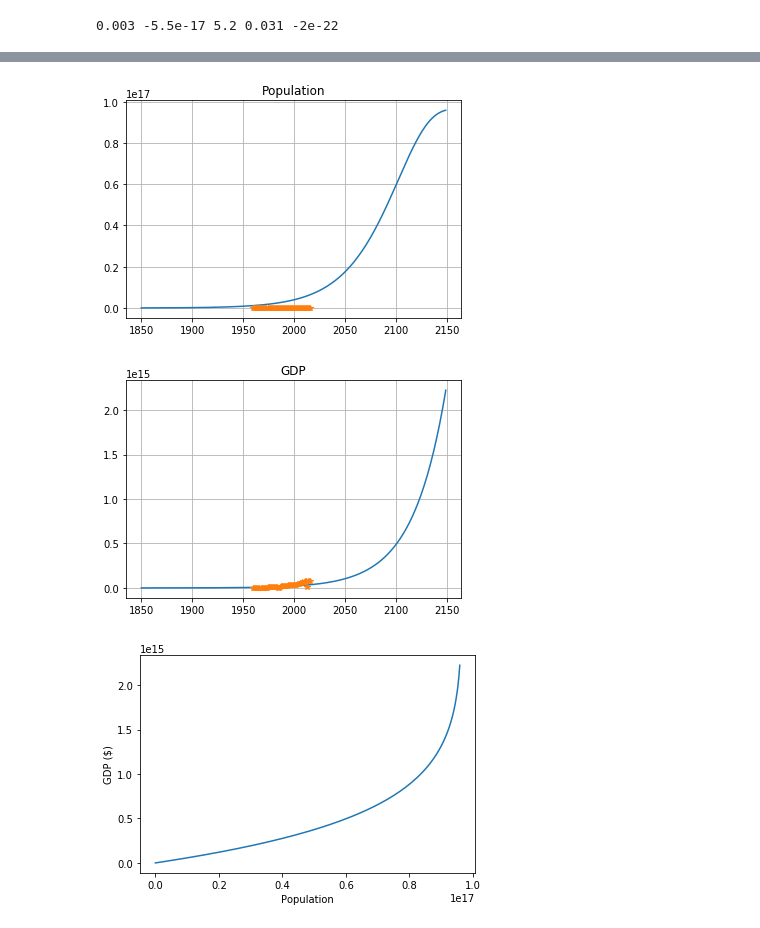
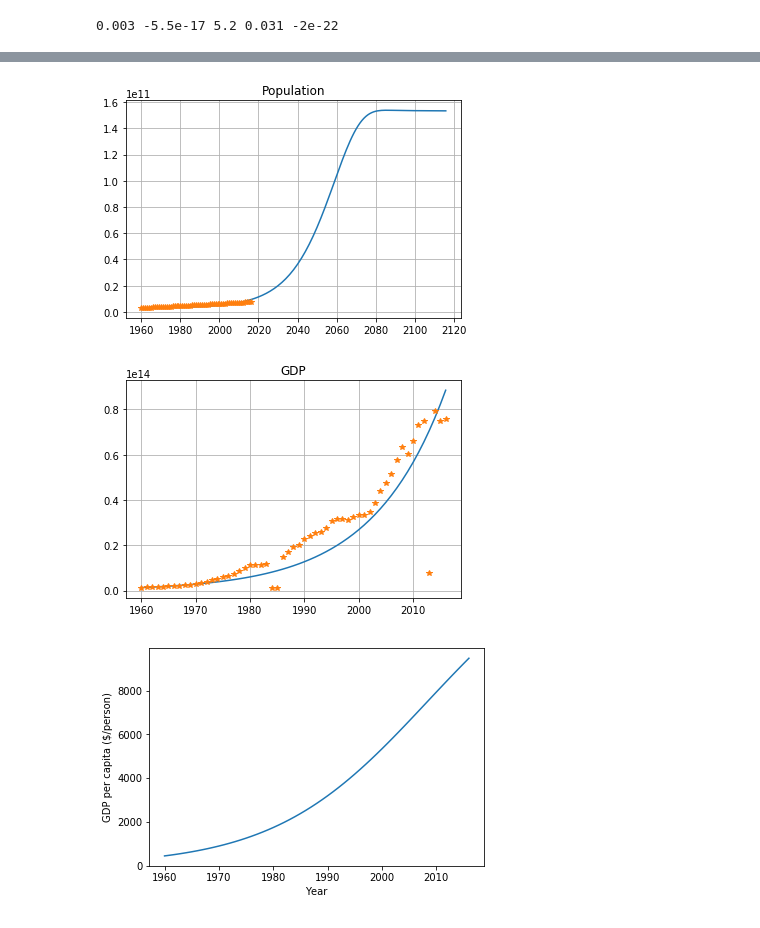
Before and after one commit to rfree18/math-modeling, a Jupyter notebook: final/Final.ipynb, the cells around one changed output, grey strips where cells are left out. Drawn from its saved outputs; the diff is of its cells as text; code cells hidden in the pictures.

```diff
--- a/final/Final.ipynb
+++ b/final/Final.ipynb
@@ -130,2 +142,9 @@ def model(params):
 # %% [output]
 0.003 -5.5e-17 5.2 0.031 -2e-22
+# %%
+t = np.arange(1960, 2017, 1)
+
+data = np.asarray([pop_real, gdp_real])
+# result = optimize.leastsq(score, par_init, args=(t, data))
+result = optimize.fmin(score, x0=par_init, args=(t, data))
+print(result)
@@ -132,16 +158,25 @@ def model(params):
 # %%
-# x0 = [1.15e9, 0.21e10]
-t = np.arange(1850, 2150, 1)
-# res = np.asarray(sc.integrate.odeint(dxdt, x0, t))
+# # x0 = [1.15e9, 0.21e10]
+# t = np.arange(1960, 2017, 1)
+# # res = np.asarray(sc.integrate.odeint(dxdt, x0, t))
 
-def score(params):
-    res = model(params)
-    ss=lambda data,model:((data-model)**2).sum()
-    return ss(pop_real, res.T[0][110:-133]) + ss(gdp_real, res.T[1][110:-133])
+# def score(params):
+#     res = model(params)
+#     ss=lambda data,model:((data-model)**2).sum()
+#     return ss(pop_real, res.T[0][110:-133]) + ss(gdp_real, res.T[1][110:-133])
 
-# answ=optimize.fmin(score,(par_init),full_output=1,maxiter=1000)
+# errfunc = lambda p, pop_data, gdp_data: [
+#                 model(p).T[0][110:-133] - pop_data[0],
+#                 model(p).T[1][110:-133] - gdp_data
+#             ]
 
-res = model(par_init)
+# # answ=optimize.fmin(score,(par_init),full_output=1,maxiter=1000)
+# # params,success = optimize.leastsq(errfunc, par_init, args=(pop_real, gdp_real))
+# test = optimize.curve_fit(model, t, np.asarray[pop_real, gdp_real].T, p0=par_init)
+
+# # res = model(t, par_init)
+
+report_fit(result)
 # %%
 # print(answ)
 # print(score(answ[0]))
@@ -149,28 +202,30 @@ res = model(par_init)
 # %%
+t = np.arange(1960, 2117, 1)
+
 plt.figure()
 plt.title("Population")
 plt.grid()
-plt.plot(t, res.T[0])
+plt.plot(t, model(t, result)[0])
 plt.plot(np.arange(1960, 2017, 1), pop_real, '*')
 plt.show()
 # %% [output]
-[figure, old version]
+[figure, new version]
 # %%
 plt.figure()
 plt.grid()
 plt.title("GDP")
-plt.plot(t, res.T[1])
+plt.plot(t, model(t, result)[1])
 # plt.plot(np.arange(1960, 2017, 1), res.T[1][110:-133])
 plt.plot(np.arange(1960, 2017, 1), gdp_real, '*')
 plt.plot()
 plt.show()
 # %% [output]
-[figure, old version]
+[figure, new version]
 # %%
 plt.figure()
-plt.xlabel('Population')
-plt.ylabel('GDP ($)')
-plt.plot(res.T[0], res.T[1])
+plt.xlabel('Year')
+plt.ylabel('GDP per capita ($/person)')
+plt.plot(t, model(t, result)[1]/model(t, result)[0])
 plt.show()
 # %% [output]
-[figure, old version]
+[figure, new version]
```
Also changed, not shown: parts of 4 cells of this notebook, 5 other files.
